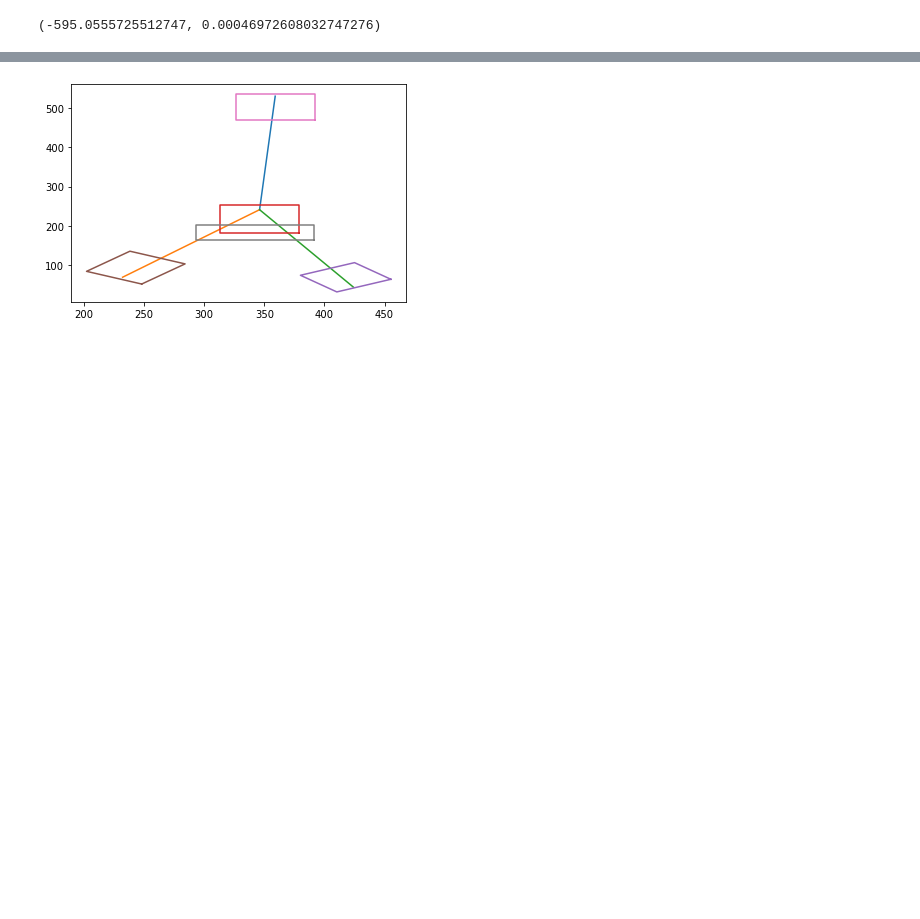
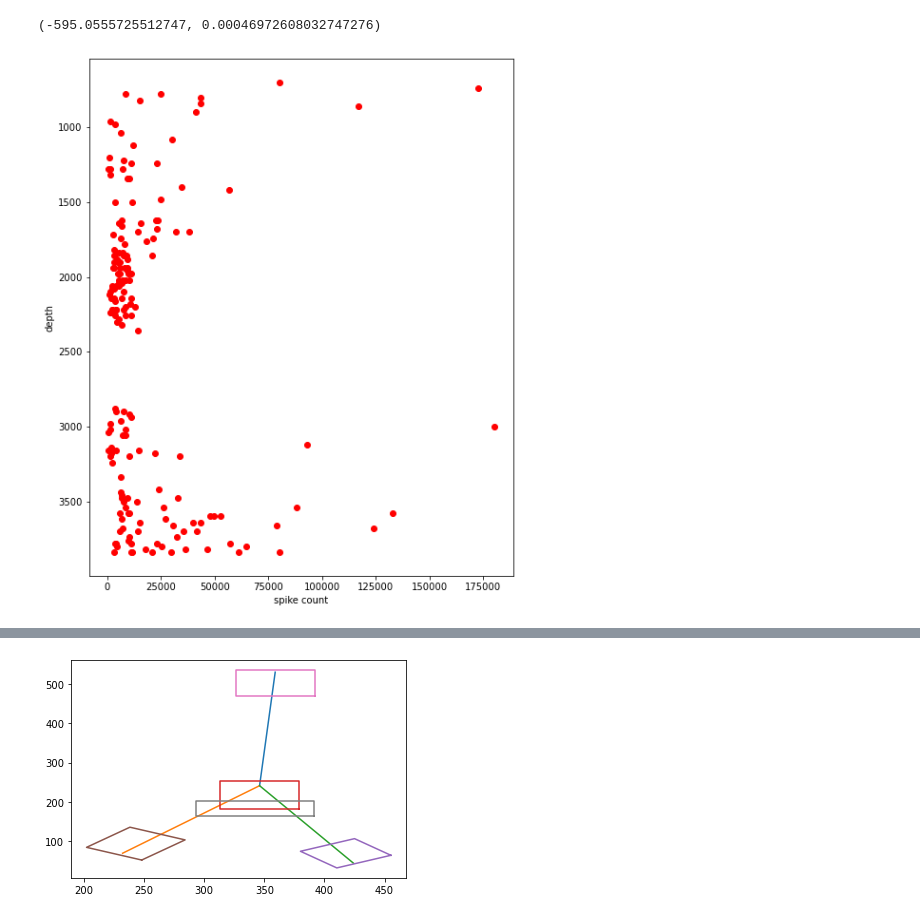
Before and after one commit to Kasia-Bz/Lateral_septum, a Jupyter notebook: Untitled.ipynb, the cells around one changed output, grey strips where cells are left out. Saved outputs shown, nothing was run; the diff lists cells and outputs as text; code cells hidden in the pictures; blank space fills up the shorter version.

Commit message:
Get summary info for all the clusters
Includes table with cluster_id, depth, channel, number of spikes, firing rate.
Plots number of spikes vs depth

```diff
--- a/Untitled.ipynb
+++ b/Untitled.ipynb
@@ -24,0 +36,10 @@ for cl in cluster_ids:
+# %%
+from functions import summary_table as st
+
+path = ('/mnt/fk-fileserver/Project_LS/LS_k_8/110220/110221_g0/110221_g0_imec0/catgt_110221_g0')
+# %%
+table = st.load_cluster(path)
+# %%
+st.plot_spikes_depth(table, color='r')
+# %% [output]
+[figure, added]
```
Also changed, not shown: parts of 14 cells of this notebook, 2 other files.
